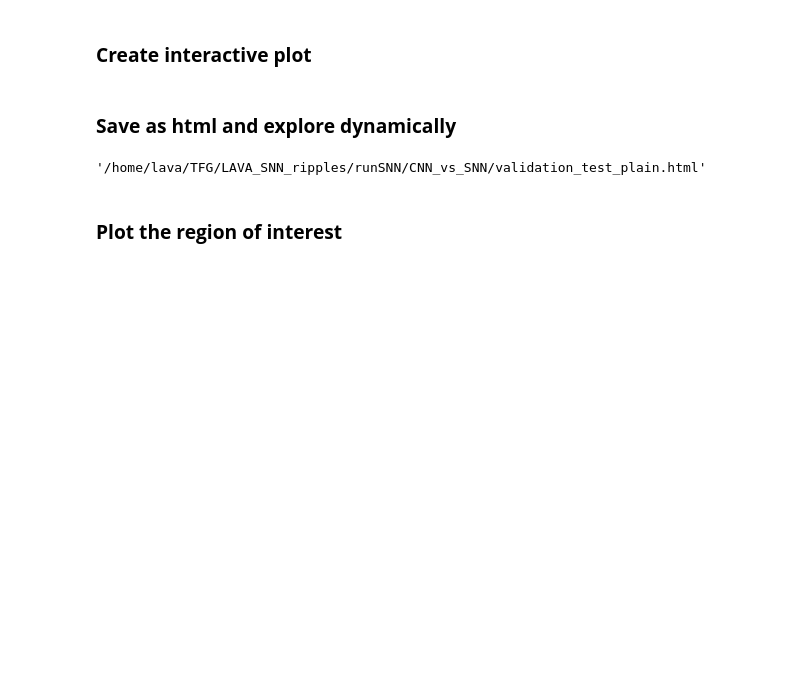
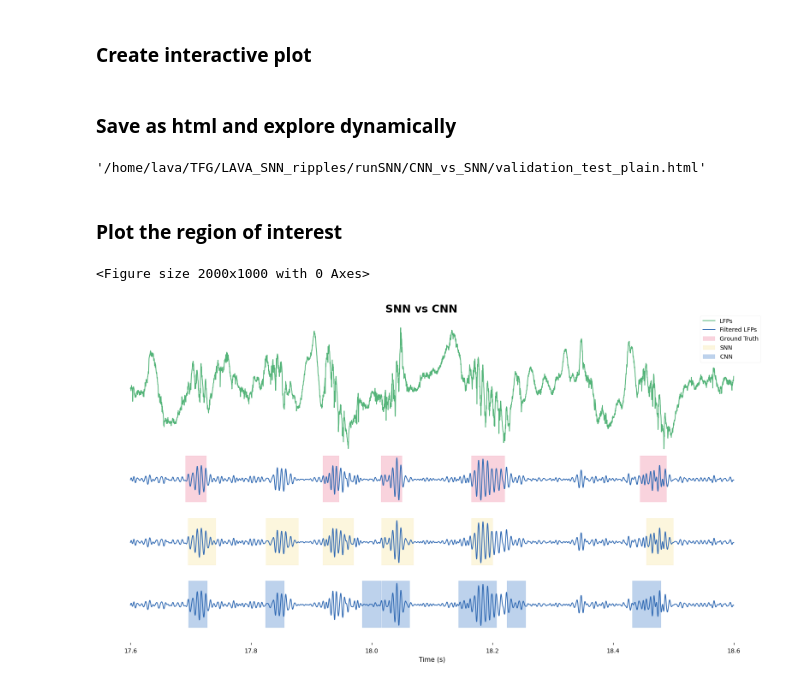
Before and after one commit to MarcosOriolPago/LAVA_SNN_ripples, a Jupyter notebook: runSNN/CNN_vs_SNN/performance_comparison.ipynb, the cells around one changed output. Drawn from its saved outputs; the diff is of its cells as text; code cells hidden in the pictures; blank space fills up the shorter version.

```diff
--- a/runSNN/CNN_vs_SNN/performance_comparison.ipynb
+++ b/runSNN/CNN_vs_SNN/performance_comparison.ipynb
@@ -32,7 +30,7 @@ WARNING:tensorflow:From c:\Users\marco\miniconda3\envs\lava_snn_ripples\lib\site
 If a competent computer is available run here:
 # %%
 data_paths = [
-    '../../../data/CNN_TRAINING_SESSIONS/Amigo2_1_hippo_2019-07-11_11-57-07_1150um',
+    '../../../CNN_TRAINING_SESSIONS/Amigo2_1_hippo_2019-07-11_11-57-07_1150um',
     '../../../CNN_TRAINING_SESSIONS/Som_2_hippo_2019-07-24_12-01-49_1530um'
 ]
 
@@ -251,6 +251,9 @@ bplt.save(hfo_plot)
 '/home/lava/TFG/LAVA_SNN_ripples/runSNN/CNN_vs_SNN/validation_test_plain.html'
 # %% [markdown]
 ### **Plot the region of interest**
+# %%
+# Make the predictions proportional to the range of 4000Hz
+CNN_preds = CNN_preds * (4000/1250)
 # %%
 import matplotlib.pyplot as plt
 from matplotlib.patches import Patch
@@ -283,7 +286,7 @@ plt.style.use('seaborn-v0_8-paper')
 plt.figure(0, figsize=(20,10))
 fig, ax = plt.subplots(1,1, figsize=(20,10))
 
-fill_LFP, = ax.plot(x, liset.data[int(start):int(stop), 5] + 2, color='#54B479')
+fill_LFP, = ax.plot(x, data_loader.data[int(start):int(stop), 5] + 2, color='#54B479')
 fill_filtered, = ax.plot(x, data - 4, color=color)
 ax.plot(x, data - 8, color=color)
 ax.plot(x, data - 12, color=color)
@@ -298,30 +301,33 @@ for pred in window_SNN:
     vfill = '#F7E290'
     plt.fill_between(pred, min - 8, max - 8, color=vfill, alpha=0.3)
 
 for pred in window_CNN:
     vfill = '#266AC1'
     plt.fill_between(pred, min - 12, max - 12, color=vfill, alpha=0.3)
 
 fill_GT = Patch(color='#EC6F8F', alpha=0.3, label='Ground Truth')
 fill_SNN = Patch(color='#F7E290', alpha=0.3, label='SNN')
 fill_CNN = Patch(color='#266AC1', alpha=0.3, label='CNN')
 
 labels = ['LFPs', 'Filtered LFPs', 'Ground Truth', 'SNN', 'CNN']
 fills = [fill_LFP, fill_filtered, fill_GT, fill_SNN, fill_CNN]
 
 # Stylings
 ax.spines['bottom'].set_visible(False)
 ax.spines['top'].set_visible(False)
 ax.spines['left'].set_visible(False)
 ax.spines['right'].set_visible(False)
 ax.set_yticks([])
 ax.set_yticklabels([])
 ax.tick_params(axis='x', labelsize=10)
 
 plt.legend(fills, labels, fontsize=10)
 plt.xlabel('Time (s)',fontsize=11)
 font_properties = FontProperties(size=18, weight='bold')
 text = plt.suptitle('SNN vs CNN', x=0.5, y=0.9, fontproperties=font_properties)
 
 # Save the plot as .svg
 # plt.savefig('../img/SNN_vs_CNN.svg', format='svg', bbox_inches='tight', pad_inches=0)
+# %% [output]
+<Figure size 2000x1000 with 0 Axes>
+[figure, added]
```
Also changed, not shown: parts of 4 cells of this notebook, 2 other files.
